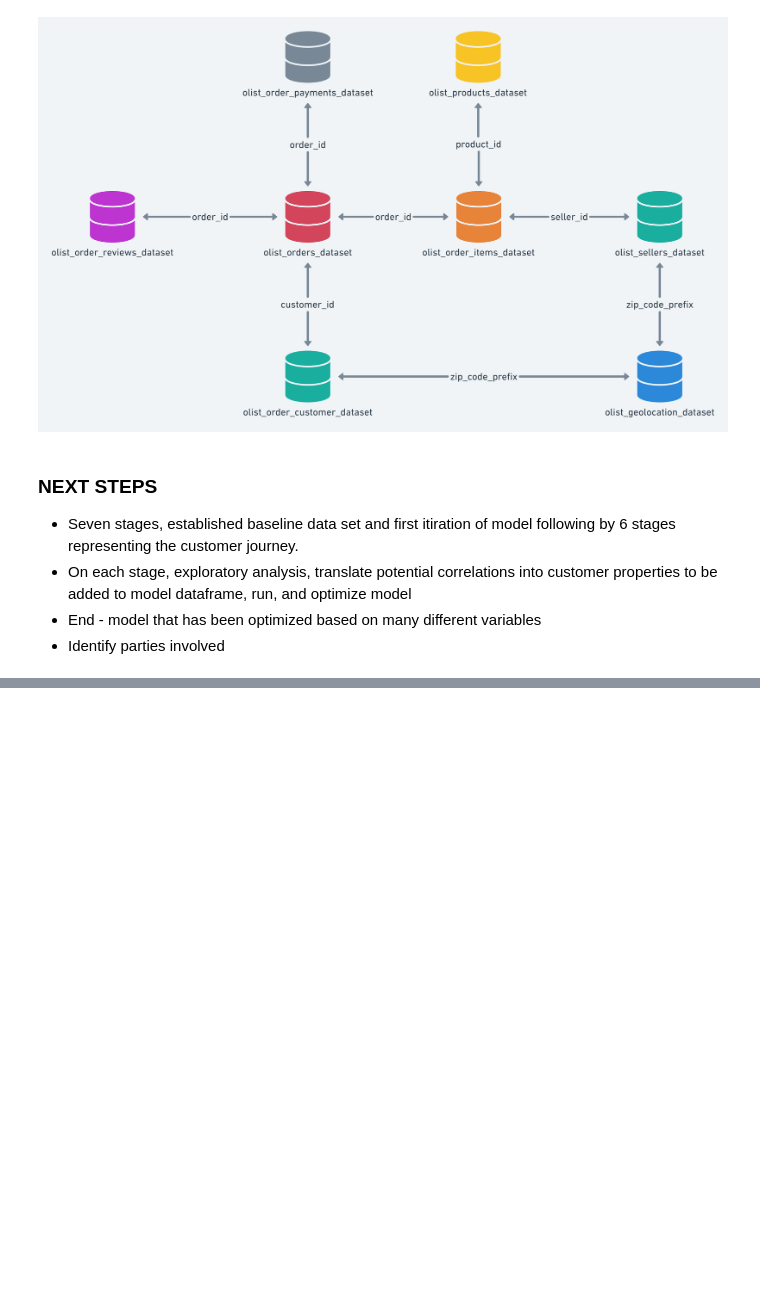
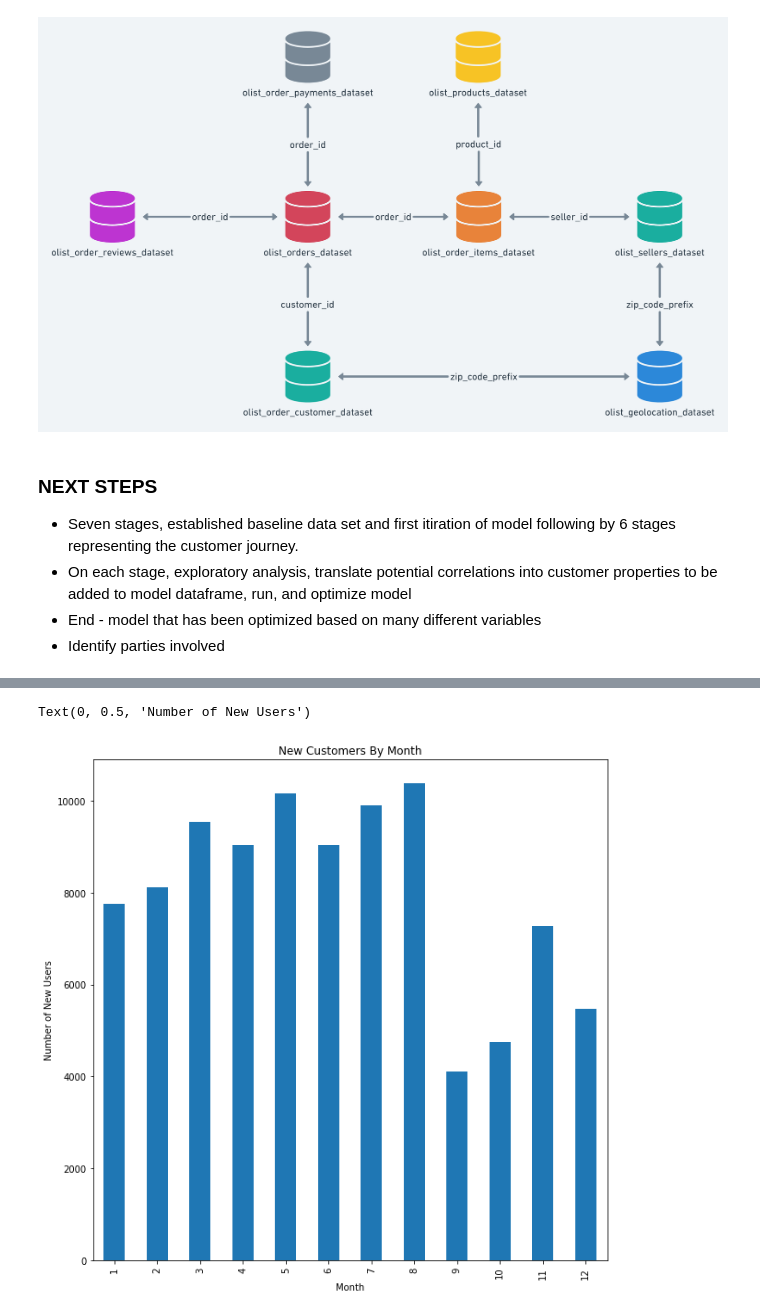
Before and after one commit to rachelleperez/Olist, a Jupyter notebook: Olist_Notebook.ipynb, the cells around one changed output, grey strips where cells are left out. Cells and saved outputs as stored; diff of their text form; code cells hidden in the pictures; blank space fills up the shorter version.

```diff
--- a/Olist_Notebook.ipynb
+++ b/Olist_Notebook.ipynb
@@ -188,0 +198,5 @@ df["total_orders_first_6_months"].mean()
+# %%
+# First valuable to look at is the month the customer became active
+
+new_customers_by_month = df.groupby('month_first_order').count().customer_unique_id
+new_customers_by_month
@@ -188,0 +218,10 @@ df["total_orders_first_6_months"].mean()
+# %%
+fig = plt.figure(figsize=(10,10))
+ax = fig.gca()
+new_customers_by_month.plot(kind = 'bar', ax = ax)
+ax.set_title('New Customers By Month')
+ax.set_xlabel('Month')
+ax.set_ylabel('Number of New Users')
+# %% [output]
+Text(0, 0.5, 'Number of New Users')
+[figure, added]
```
Also changed, not shown: parts of 33 cells of this notebook, 2 other files.
